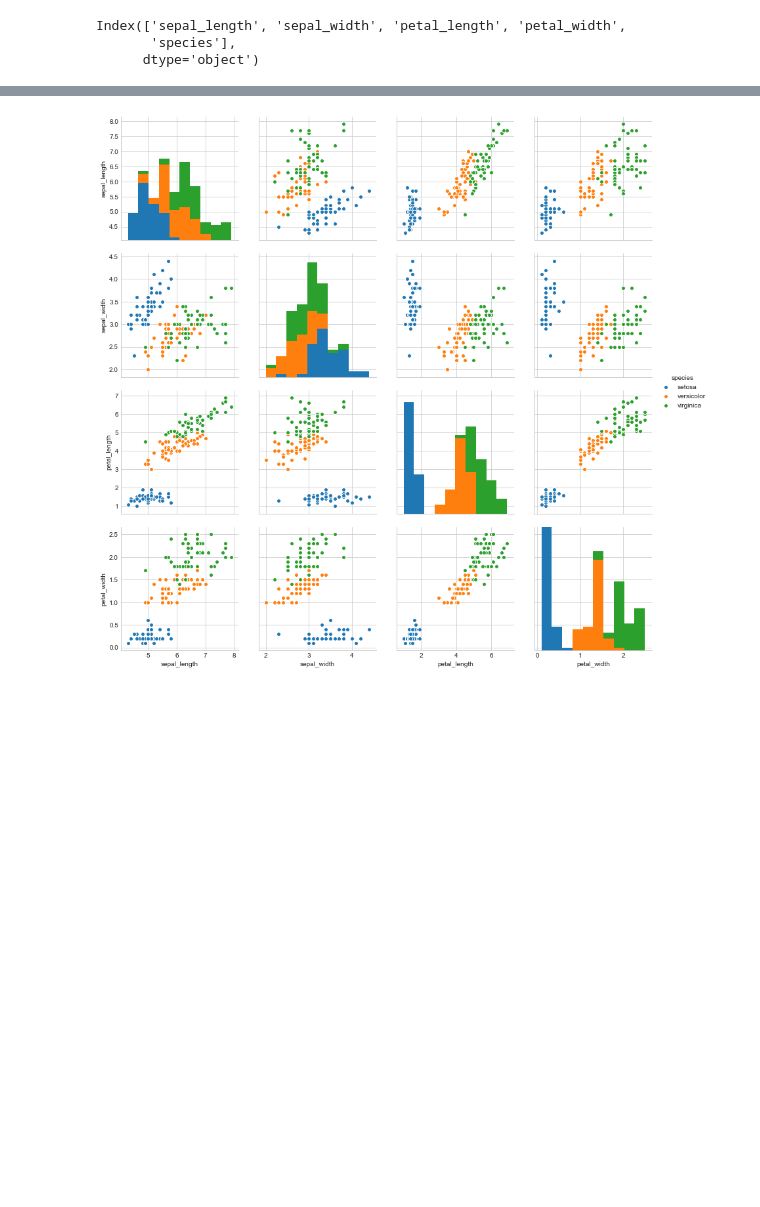
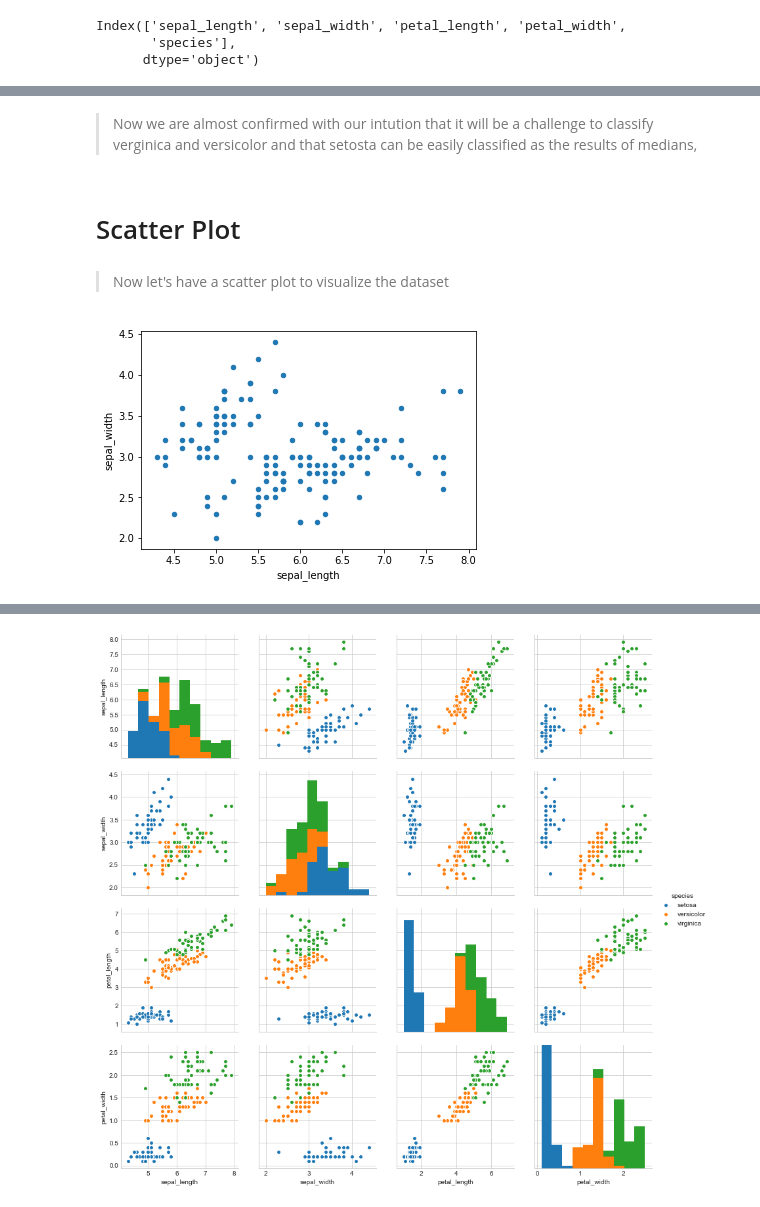
Before and after one commit to Rakesh9998/Iris-dataset-observation-Blog-your-solution-project-udacity-, a Jupyter notebook: Iris_project.ipynb, the cells around one changed output, grey strips where cells are left out. Saved outputs shown, nothing was run; the diff lists cells and outputs as text; code cells hidden in the pictures; blank space fills up the shorter version.

```diff
--- a/Iris_project.ipynb
+++ b/Iris_project.ipynb
@@ -73,0 +205,13 @@ This implies that above pairwise features can be taken into consideration for cl
+# %% [markdown]
+> Now we are almost confirmed with our intution that it will be a challenge to classify verginica and versicolor and that setosta can be easily classified as the results of medians,
+# %% [markdown]
+# Scatter Plot
+# %% [markdown]
+>Now let's have a scatter plot to visualize the dataset
+# %%
+#2-D scatter plot:
+
+iris_dataset.plot(kind='scatter', x='sepal_length', y='sepal_width') ;
+plt.show()
+# %% [output]
+[figure, added]
```
Also changed, not shown: parts of 49 cells of this notebook.
